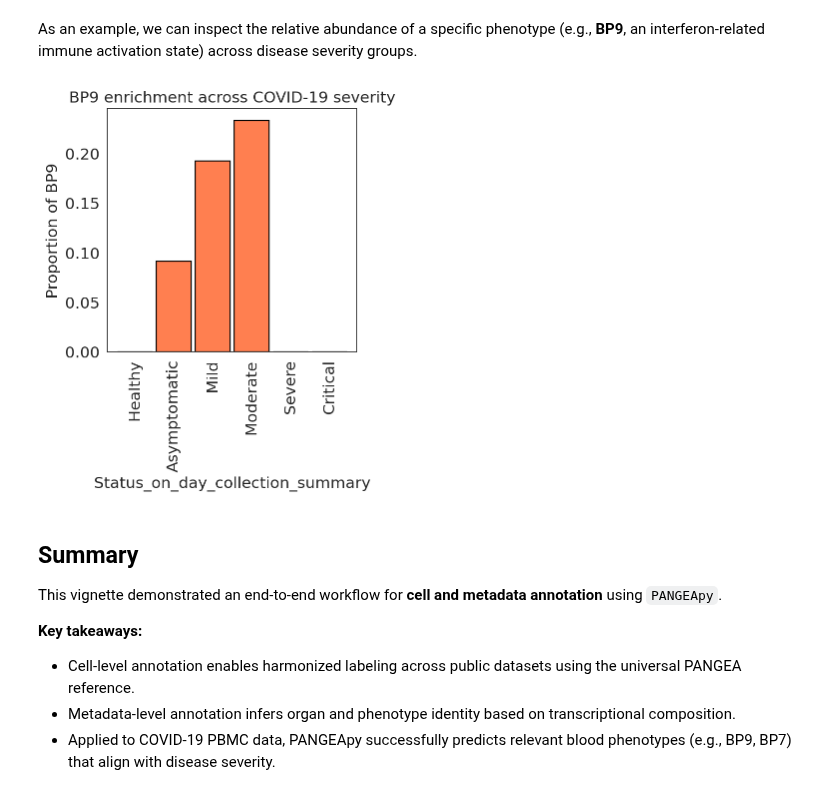
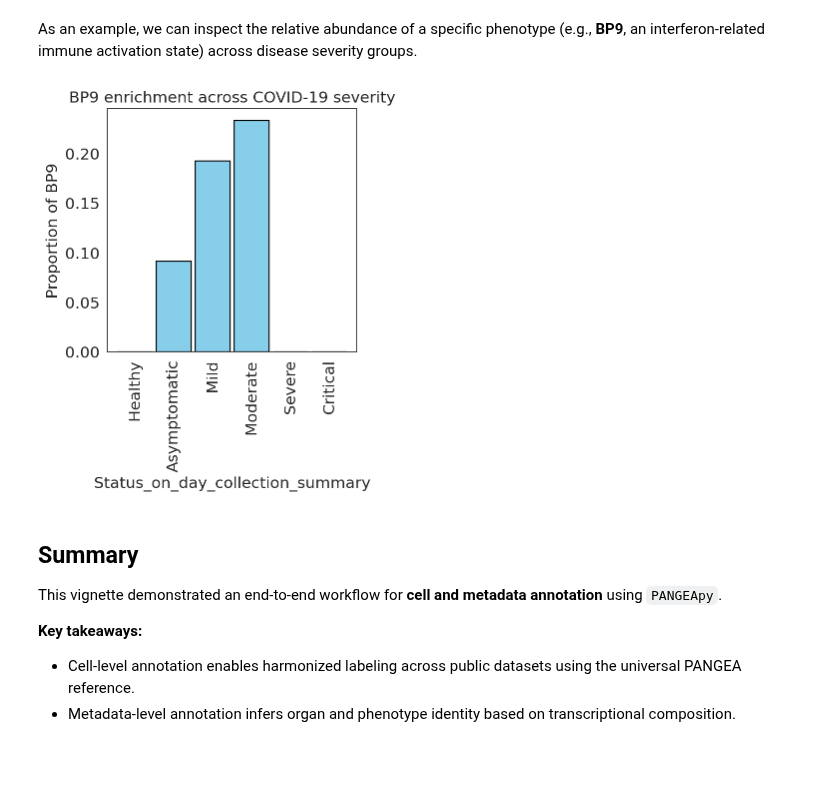
Before and after one commit to srkim727/pangeapy, a Jupyter notebook: docs/02_vignette_meta_annotation.ipynb, the cells around one changed output. Cells and saved outputs as stored; diff of their text form; code cells hidden in the pictures; blank space fills up the shorter version.

Commit message:
Minor modification of 02 vignette; Change color, add summary

```diff
--- a/docs/02_vignette_meta_annotation.ipynb
+++ b/docs/02_vignette_meta_annotation.ipynb
@@ -375,12 +372,12 @@ plt.show()
 As an example, we can inspect the relative abundance of a specific phenotype (e.g., **BP9**, an interferon-related immune activation state) across disease severity groups.
 # %%
 pd.crosstab(sub_merged_meta['Status_on_day_collection_summary'], sub_merged_meta['Pheno_pred'],
-            normalize=0).loc[order,'BP9'].plot.bar(stacked=True, width=0.9, linewidth=1, edgecolor='black', color='coral')
+            normalize=0).loc[order,'BP9'].plot.bar(stacked=True, width=0.9, linewidth=1, edgecolor='black', color='skyblue')
 plt.ylabel('Proportion of BP9')
 plt.title('BP9 enrichment across COVID-19 severity')
 plt.show()
 # %% [output]
-[figure, old version]
+[figure, new version]
 # %% [markdown]
 ## Summary
 
@@ -389,4 +386,3 @@ This vignette demonstrated an end-to-end workflow for **cell and metadata annota
 **Key takeaways:**
 - Cell-level annotation enables harmonized labeling across public datasets using the universal PANGEA reference.
 - Metadata-level annotation infers organ and phenotype identity based on transcriptional composition.
-- Applied to COVID-19 PBMC data, PANGEApy successfully predicts relevant blood phenotypes (e.g., BP9, BP7) that align with disease severity.
```
Also changed, not shown: parts of 2 cells of this notebook.
